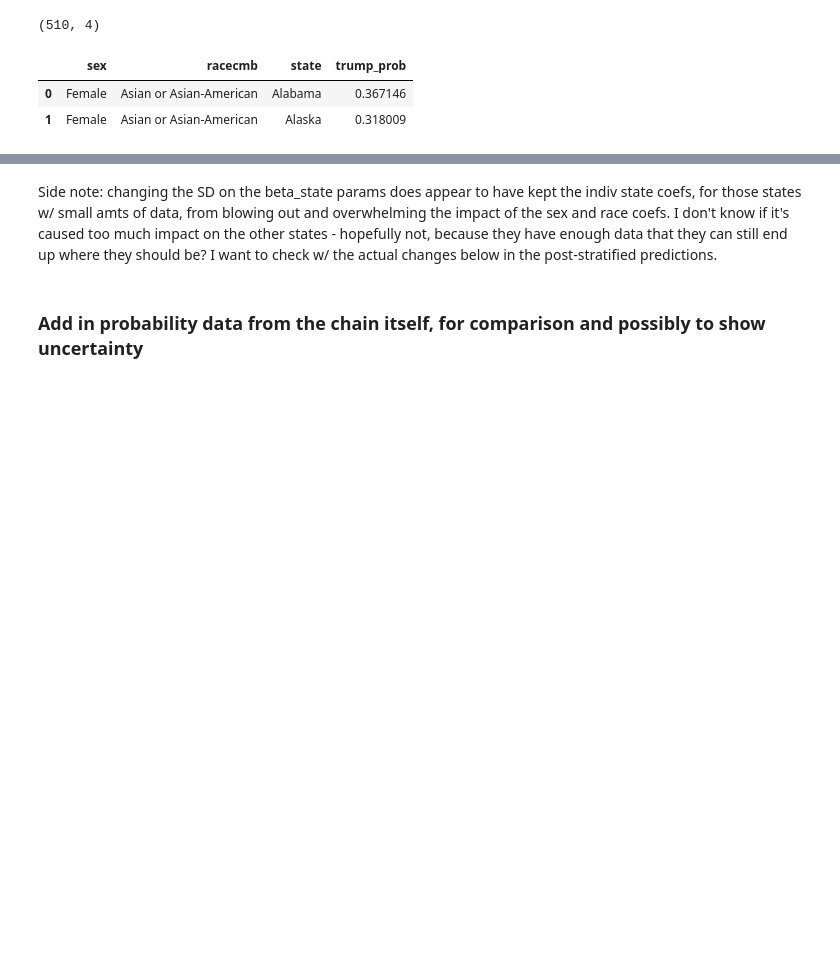
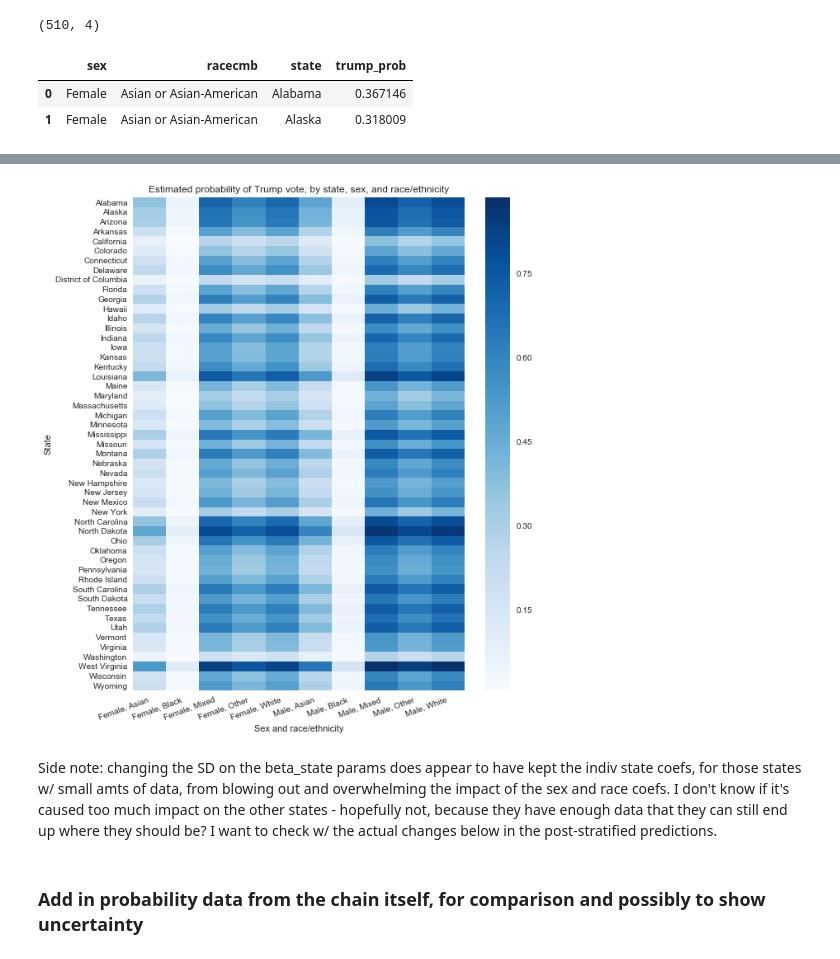
Before and after one commit to aenfield/Data512, a Jupyter notebook: project/MRP_Presidential_Election_2016.ipynb, the cells around one changed output, grey strips where cells are left out. Saved outputs shown, nothing was run; the diff lists cells and outputs as text; code cells hidden in the pictures; blank space fills up the shorter version.

```diff
--- a/project/MRP_Presidential_Election_2016.ipynb
+++ b/project/MRP_Presidential_Election_2016.ipynb
@@ -394,0 +423,13 @@ sns.heatmap(all_cells.pivot_table(columns=['sex','racecmb'],index='state',values
+# %%
+shorten_racecmb_values = {'Asian or Asian-American':'Asian',
+                          'Black or African-American':'Black',
+                          'Mixed Race':'Mixed',
+                          'Or some other race':'Other',
+                          'White':'White'}
+# %%
+trump_probs_by_state = all_cells.pivot_table(columns=['sex','racecmb'],index='state',values='trump_prob')
+# shorten racecmb labels for display, hack per https://stackoverflow.com/questions/32892751/set-level-values-in-multiindex
+trump_probs_by_state.columns = trump_probs_by_state.columns.set_levels(trump_probs_by_state.columns.levels[1].map(shorten_racecmb_values.get), "racecmb")
+trump_probs_by_state.columns = [', '.join(col).strip() for col in trump_probs_by_state.columns.values]
+
+trump_probs_by_state[:3]
@@ -395,3 +442,17 @@ sns.heatmap(all_cells.pivot_table(columns=['sex','racecmb'],index='state',values
+# %%
+plt.figure(figsize=(9,11))
+ax = sns.heatmap(trump_probs_by_state, cmap='Blues')
+
+ax.set_title('Estimated probability of Trump vote, by state, sex, and race/ethnicity')
+ax.set_ylabel('State')
+ax.set_xlabel('Sex and race/ethnicity')
+
+# rotate and shift x axis labels by a bit for aesthetic reasons
+for i, tick in enumerate(ax.get_xticklabels()):
+    tick.set_rotation(20)
+    tick.set_ha('right')
+# %% [output]
+[figure, added]
 # %% [markdown]
 Side note: changing the SD on the beta_state params does appear to have kept the indiv state coefs, for those states w/ small amts of data, from blowing out and overwhelming the impact of the sex and race coefs. I don't know if it's caused too much impact on the other states - hopefully not, because they have enough data that they can still end up where they should be? I want to check w/ the actual changes below in the post-stratified predictions.
 # %% [markdown]
```
Also changed, not shown: parts of 6 cells of this notebook.
